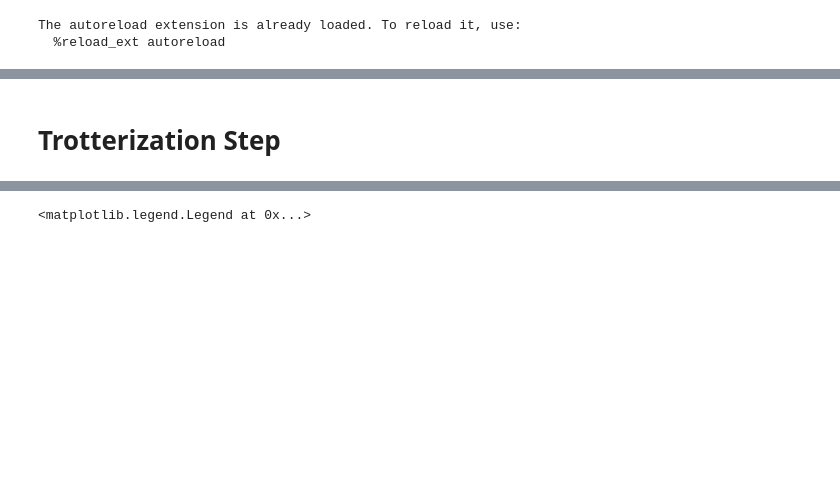
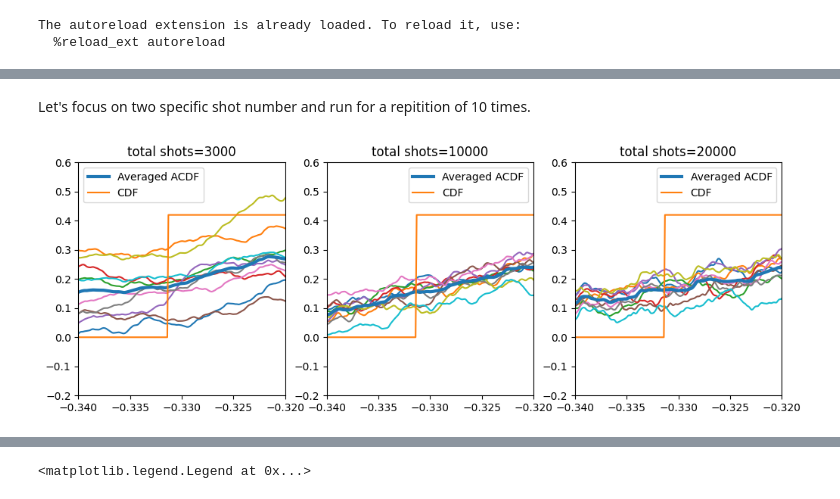
Before and after one commit to Dran-Z/QHack2023-SunnyDelft, a Jupyter notebook: HA_noiseless_qiskit.ipynb, the cells around one changed output, grey strips where cells are left out. Cells and saved outputs as stored; diff of their text form; code cells hidden in the pictures; blank space fills up the shorter version.

```diff
--- a/HA_noiseless_qiskit.ipynb
+++ b/HA_noiseless_qiskit.ipynb
@@ -372,2 +464,2 @@ ax[1].legend()
-# %% [markdown]
-# Trotterization Step
+# %% [markdown]
+Let's focus on two specific shot number and run for a repitition of 10 times.
@@ -373,0 +506,15 @@ ax[1].legend()
+# %%
+fig, ax = plt.subplots(1,len(ACDF_list),figsize=(12,4))
+x_list = np.linspace(-pi/3,pi/3,precision)
+
+for i in range(len(ACDF_list)):
+    for j in range(rep):
+        ax[i].plot(x_list, ACDF_list[i][j])
+    ax[i].plot(x_list, np.mean(ACDF_list[i],axis=0),linewidth=3,label='Averaged ACDF')
+    ax[i].set_title('total shots='+str(total_shots_list[i]*2))
+    ax[i].plot(x_list, CDF,label='CDF')
+    ax[i].set_xlim([-.34,-.32])
+    ax[i].set_ylim([-.2,.6])
+    ax[i].legend()
+# %% [output]
+[figure, added]
```
Also changed, not shown: parts of 17 cells of this notebook, 6 other files.
